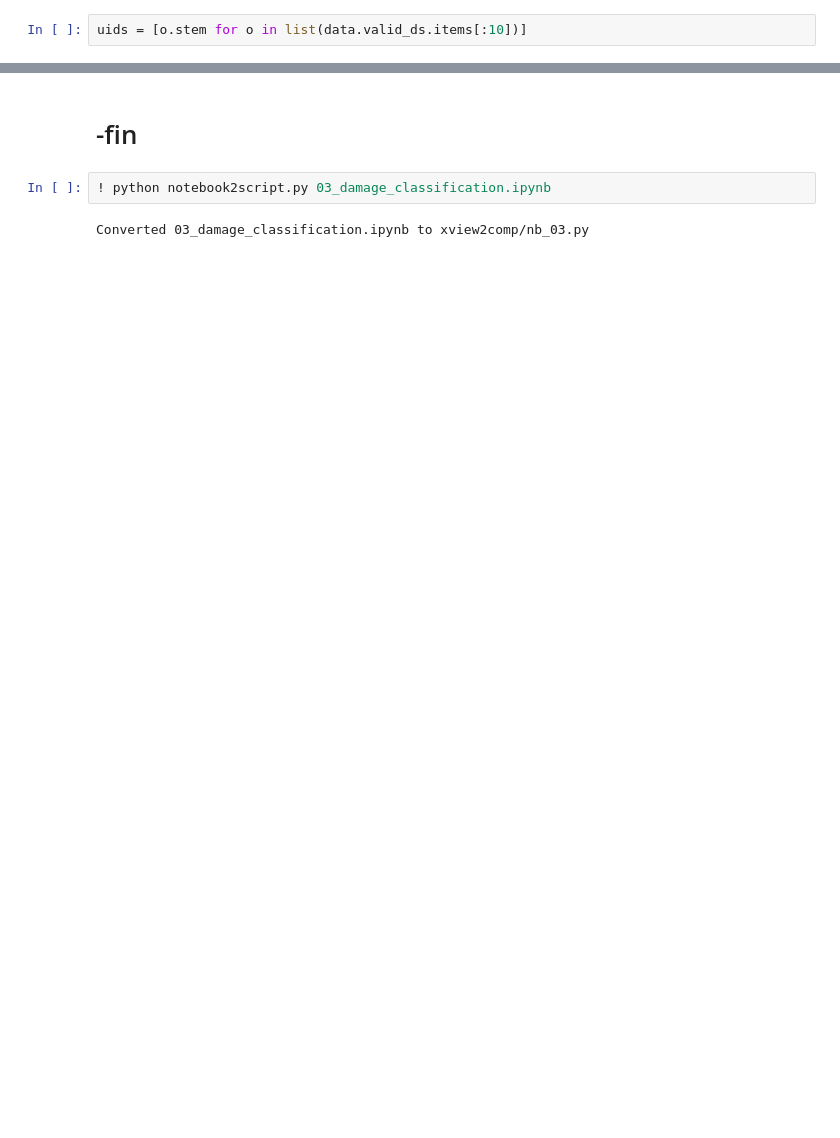
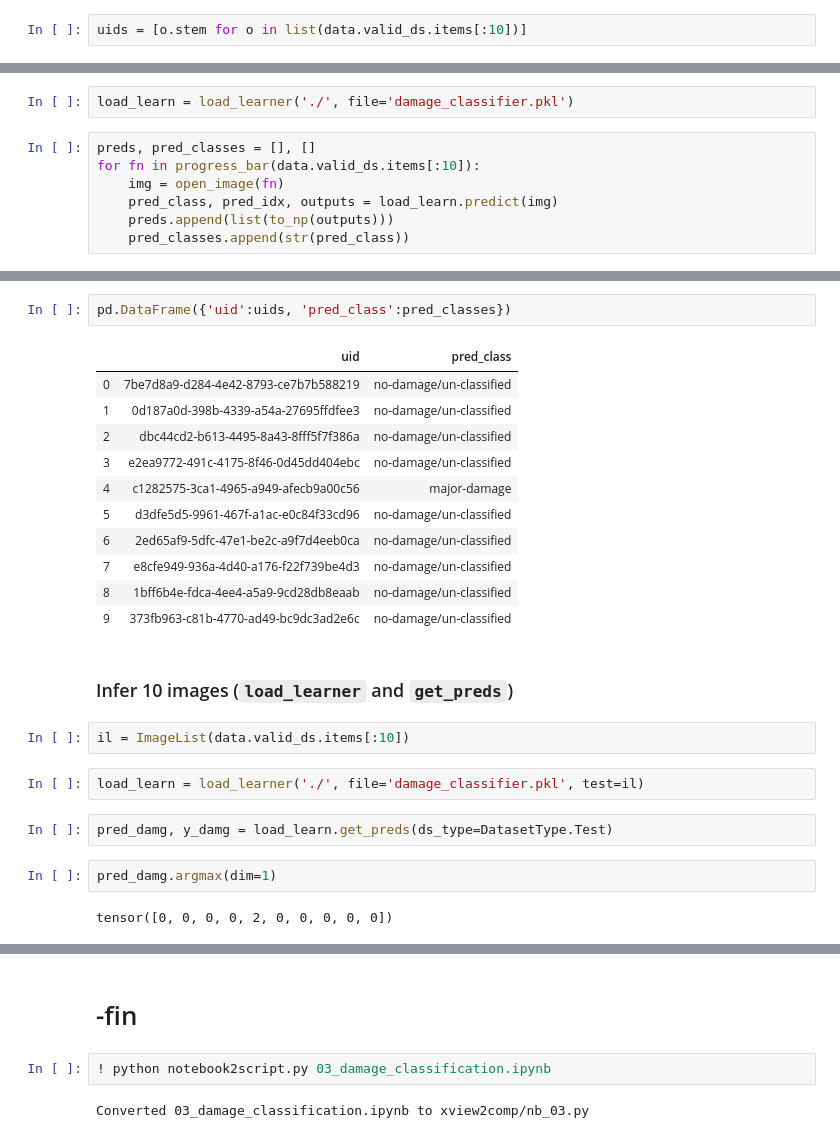
Before and after one commit to qAp/xview2comp, a Jupyter notebook: 03_damage_classification.ipynb, the cells around one changed output, grey strips where cells are left out. Drawn from its saved outputs; the diff is of its cells as text; blank space fills up the shorter version.

```diff
--- a/03_damage_classification.ipynb
+++ b/03_damage_classification.ipynb
@@ -215,0 +231,9 @@ pd.DataFrame({'uid':uids, 'pred_class':pred_classes})
+# %%
+load_learn = load_learner('./', file='damage_classifier.pkl')
+# %%
+preds, pred_classes = [], []
+for fn in progress_bar(data.valid_ds.items[:10]):
+    img = open_image(fn)
+    pred_class, pred_idx, outputs = load_learn.predict(img)
+    preds.append(list(to_np(outputs)))
+    pred_classes.append(str(pred_class))
@@ -215,0 +242,26 @@ pd.DataFrame({'uid':uids, 'pred_class':pred_classes})
+# %%
+pd.DataFrame({'uid':uids, 'pred_class':pred_classes})
+# %% [output]
+|  | uid | pred_class |
+| 0 | 7be7d8a9-d284-4e42-8793-ce7b7b588219 | no-damage/un-classified |
+| 1 | 0d187a0d-398b-4339-a54a-27695ffdfee3 | no-damage/un-classified |
+| 2 | dbc44cd2-b613-4495-8a43-8fff5f7f386a | no-damage/un-classified |
+| 3 | e2ea9772-491c-4175-8f46-0d45dd404ebc | no-damage/un-classified |
+| 4 | c1282575-3ca1-4965-a949-afecb9a00c56 | major-damage |
+| 5 | d3dfe5d5-9961-467f-a1ac-e0c84f33cd96 | no-damage/un-classified |
+| 6 | 2ed65af9-5dfc-47e1-be2c-a9f7d4eeb0ca | no-damage/un-classified |
+| 7 | e8cfe949-936a-4d40-a176-f22f739be4d3 | no-damage/un-classified |
+| 8 | 1bff6b4e-fdca-4ee4-a5a9-9cd28db8eaab | no-damage/un-classified |
+| 9 | 373fb963-c81b-4770-ad49-bc9dc3ad2e6c | no-damage/un-classified |
+# %% [markdown]
+### Infer 10 images (`load_learner` and `get_preds`)
+# %%
+il = ImageList(data.valid_ds.items[:10])
+# %%
+load_learn = load_learner('./', file='damage_classifier.pkl', test=il)
+# %%
+pred_damg, y_damg = load_learn.get_preds(ds_type=DatasetType.Test)
+# %%
+pred_damg.argmax(dim=1)
+# %% [output]
+tensor([0, 0, 0, 0, 2, 0, 0, 0, 0, 0])
```
Also changed, not shown: parts of 20 cells of this notebook.
